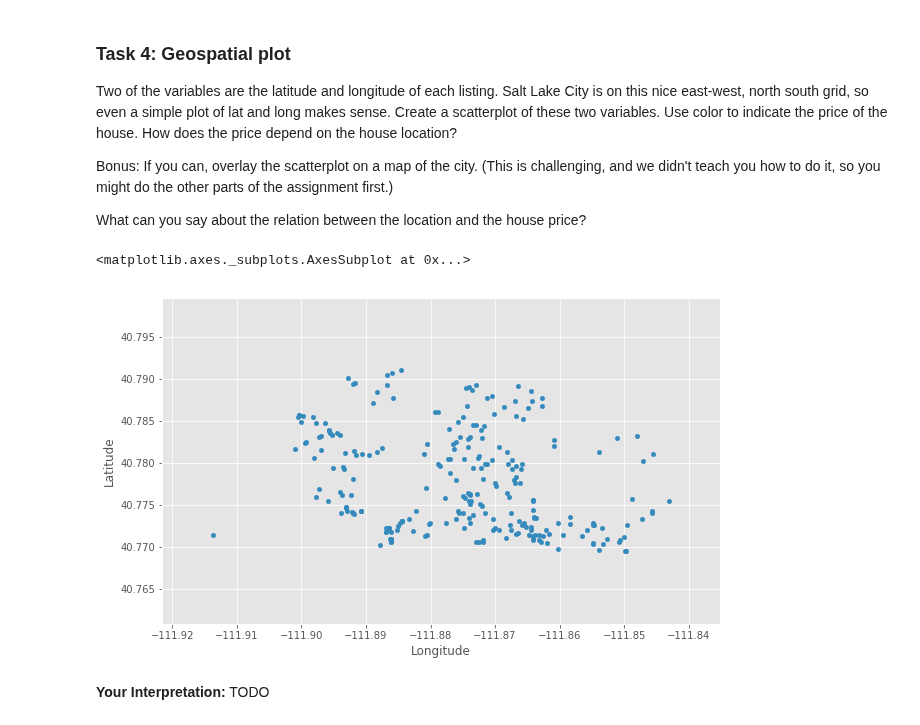
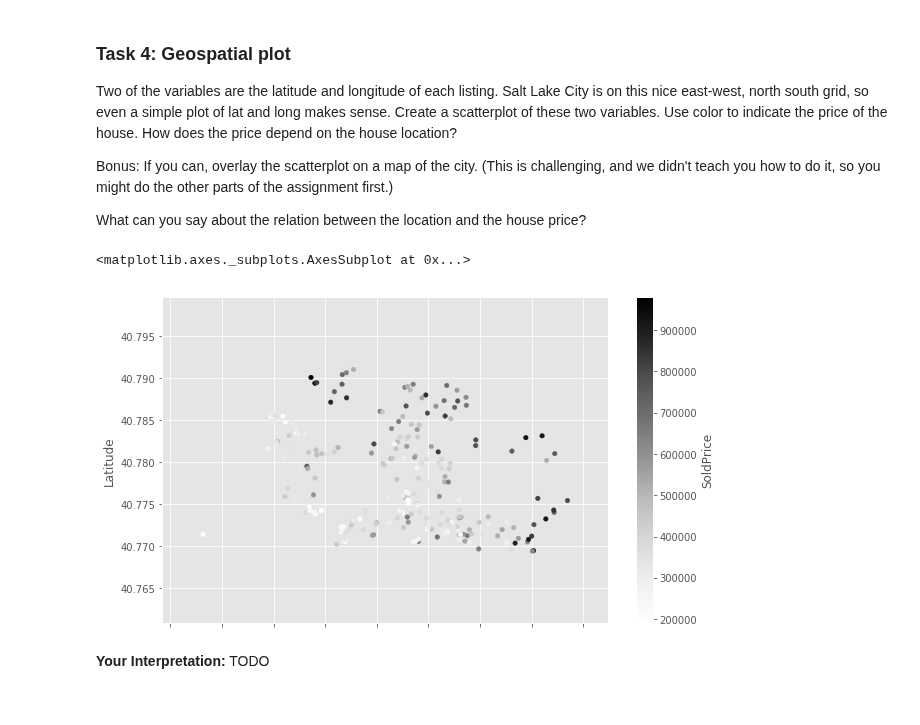
Before and after one commit to brookeslawski/datascience-homeworks-local, a Jupyter notebook: HW5/2018-HW5.ipynb, the cells around one changed output. Saved outputs shown, nothing was run; the diff lists cells and outputs as text; code cells hidden in the pictures.

Commit message:
more progress
added color to scatterplots

```diff
--- a/HW5/2018-HW5.ipynb
+++ b/HW5/2018-HW5.ipynb
@@ -264,12 +265,10 @@ Bonus: If you can, overlay the scatterplot on a map of the city. (This is challe
 What can you say about the relation between the location and the house price?
 # %%
 # your code goes here
-hdf.plot.scatter(x="Longitude", y="Latitude")
-
-## need to add color for price
+hdf.plot.scatter(x="Longitude", y="Latitude", c="SoldPrice")
 # %% [output]
 <matplotlib.axes._subplots.AxesSubplot at 0x...>
-[figure, old version]
+[figure, new version]
 # %% [markdown]
 **Your Interpretation:** TODO
 # %% [markdown]
```
Also changed, not shown: parts of 1 cell of this notebook, 1 other file.
